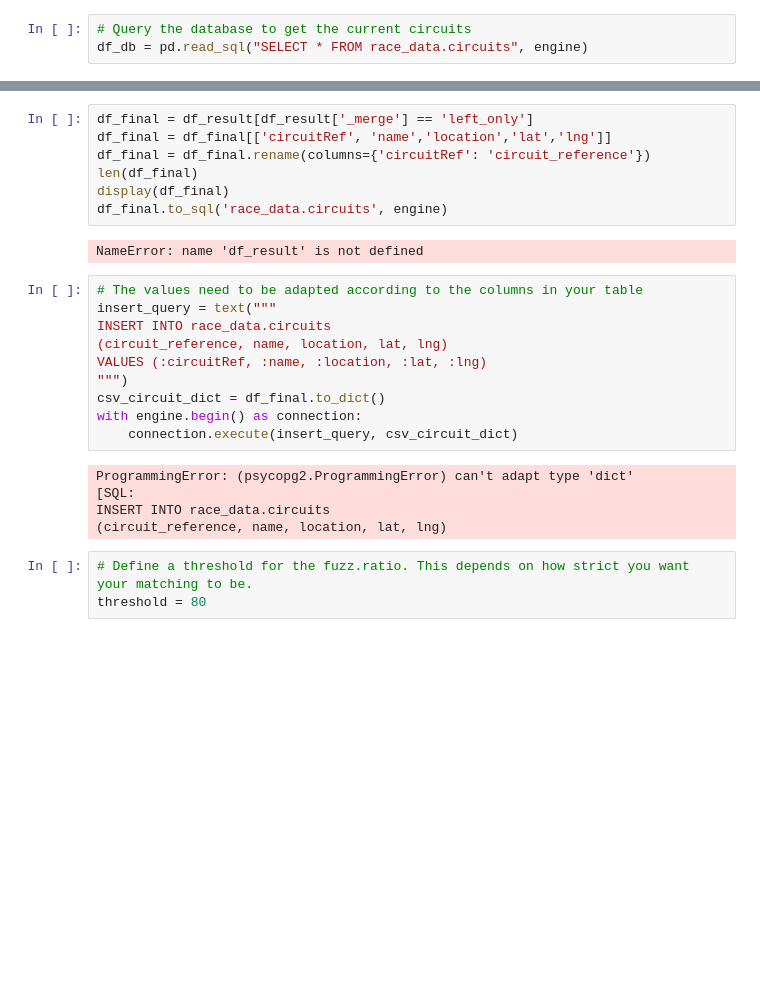
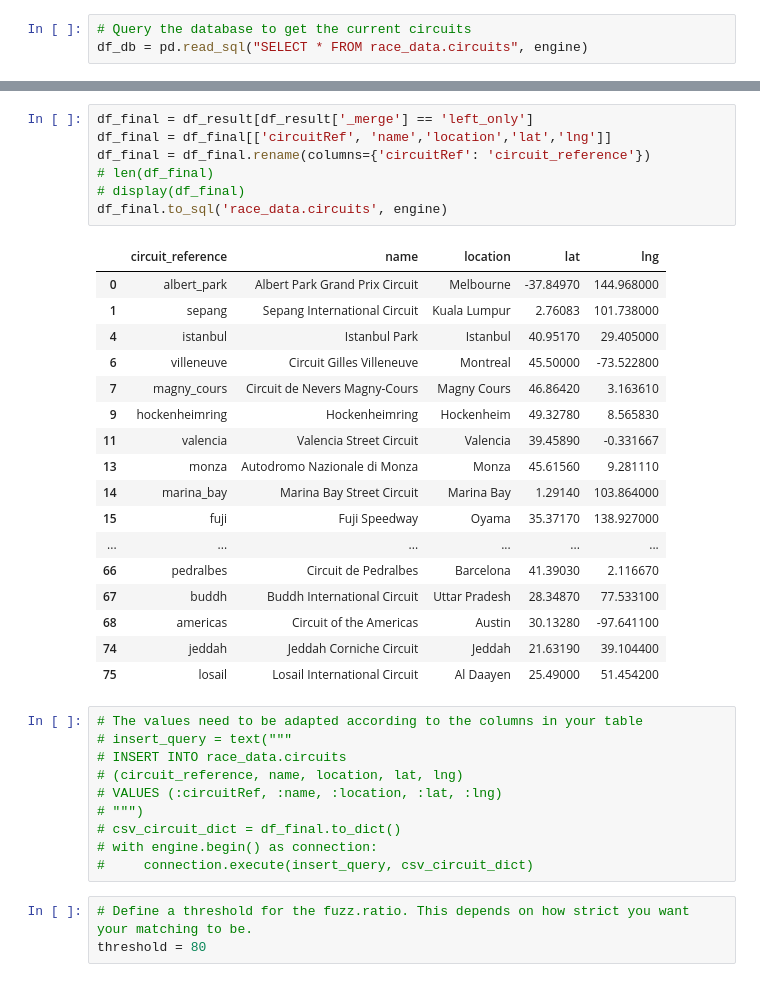
Before and after one commit to donsri/recruitment-data-engineering, a Jupyter notebook: notebooks/update-circuits.ipynb, the cells around one changed output, grey strips where cells are left out. Drawn from its saved outputs; the diff is of its cells as text; blank space fills up the shorter version.

```diff
--- a/notebooks/update-circuits.ipynb
+++ b/notebooks/update-circuits.ipynb
@@ -89,27 +63,38 @@ display(df_result)
 # %%
 df_final = df_result[df_result['_merge'] == 'left_only']
 df_final = df_final[['circuitRef', 'name','location','lat','lng']]
 df_final = df_final.rename(columns={'circuitRef': 'circuit_reference'})
-len(df_final)
-display(df_final)
+# len(df_final)
+# display(df_final)
 df_final.to_sql('race_data.circuits', engine)
 # %% [output]
-NameError: name 'df_result' is not defined
+|  | circuit_reference | name | location | lat | lng |
+| 0 | albert_park | Albert Park Grand Prix Circuit | Melbourne | -37.84970 | 144.968000 |
+| 1 | sepang | Sepang International Circuit | Kuala Lumpur | 2.76083 | 101.738000 |
+| 4 | istanbul | Istanbul Park | Istanbul | 40.95170 | 29.405000 |
+| 6 | villeneuve | Circuit Gilles Villeneuve | Montreal | 45.50000 | -73.522800 |
+| 7 | magny_cours | Circuit de Nevers Magny-Cours | Magny Cours | 46.86420 | 3.163610 |
+| 9 | hockenheimring | Hockenheimring | Hockenheim | 49.32780 | 8.565830 |
+| 11 | valencia | Valencia Street Circuit | Valencia | 39.45890 | -0.331667 |
+| 13 | monza | Autodromo Nazionale di Monza | Monza | 45.61560 | 9.281110 |
+| 14 | marina_bay | Marina Bay Street Circuit | Marina Bay | 1.29140 | 103.864000 |
+| 15 | fuji | Fuji Speedway | Oyama | 35.37170 | 138.927000 |
+| ... | ... | ... | ... | ... | ... |
+| 66 | pedralbes | Circuit de Pedralbes | Barcelona | 41.39030 | 2.116670 |
+| 67 | buddh | Buddh International Circuit | Uttar Pradesh | 28.34870 | 77.533100 |
+| 68 | americas | Circuit of the Americas | Austin | 30.13280 | -97.641100 |
+| 74 | jeddah | Jeddah Corniche Circuit | Jeddah | 21.63190 | 39.104400 |
+| 75 | losail | Losail International Circuit | Al Daayen | 25.49000 | 51.454200 |
 # %%
 # The values need to be adapted according to the columns in your table
-insert_query = text("""
-INSERT INTO race_data.circuits
-(circuit_reference, name, location, lat, lng)
-VALUES (:circuitRef, :name, :location, :lat, :lng)
-""")
-csv_circuit_dict = df_final.to_dict()
-with engine.begin() as connection:
-    connection.execute(insert_query, csv_circuit_dict)
+# insert_query = text("""
+# INSERT INTO race_data.circuits
+# (circuit_reference, name, location, lat, lng)
+# VALUES (:circuitRef, :name, :location, :lat, :lng)
+# """)
+# csv_circuit_dict = df_final.to_dict()
+# with engine.begin() as connection:
+#     connection.execute(insert_query, csv_circuit_dict)
-# %% [output]
-ProgrammingError: (psycopg2.ProgrammingError) can't adapt type 'dict'
-[SQL:
-INSERT INTO race_data.circuits
-(circuit_reference, name, location, lat, lng)
 # %%
 # Define a threshold for the fuzz.ratio. This depends on how strict you want your matching to be.
 threshold = 80
```
Also changed, not shown: parts of 7 cells of this notebook, 1 other file.
